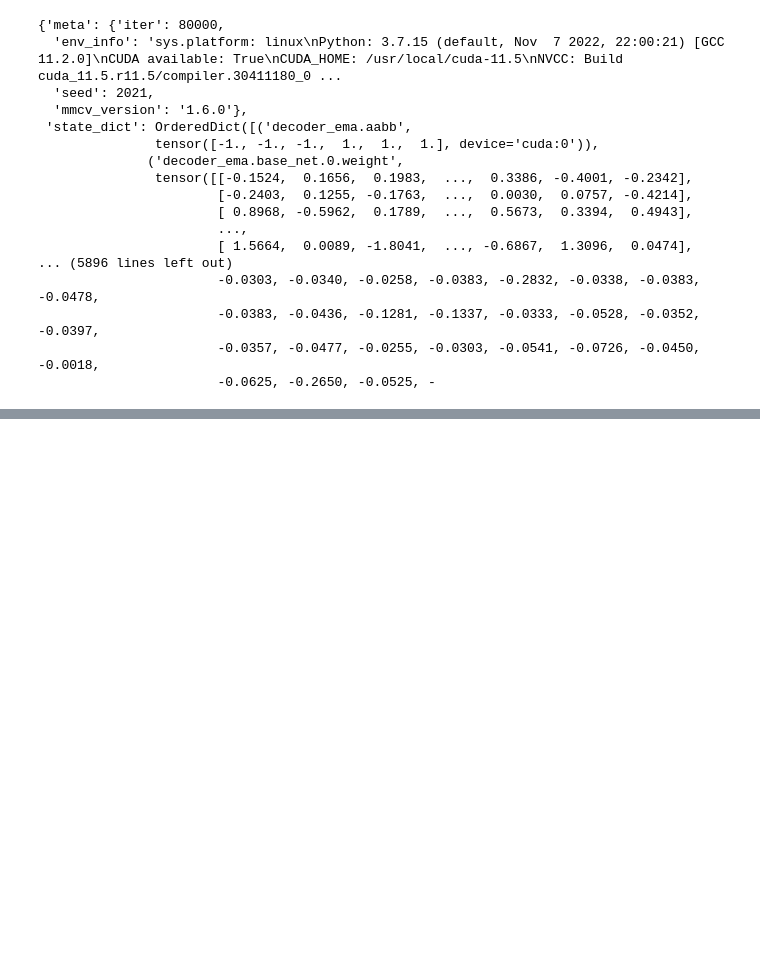
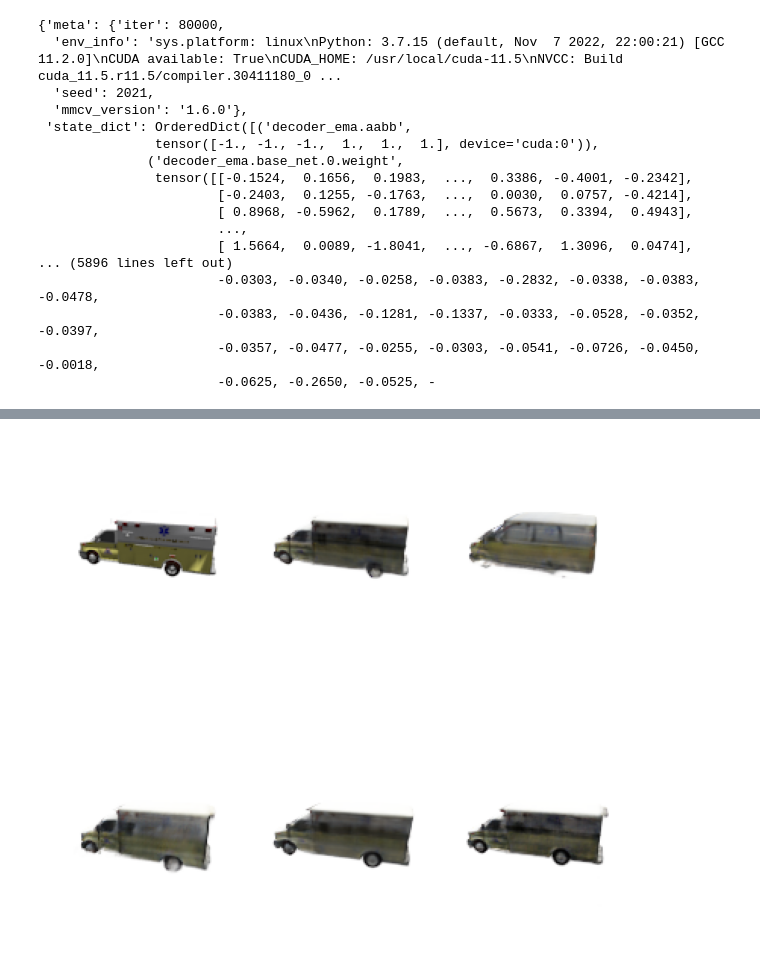
Before and after one commit to yashpatel5400/csi, a Jupyter notebook: nerf/test.ipynb, the cells around one changed output, grey strips where cells are left out. Drawn from its saved outputs; the diff is of its cells as text; code cells hidden in the pictures; blank space fills up the shorter version.

```diff
--- a/nerf/test.ipynb
+++ b/nerf/test.ipynb
@@ -32,10 +32,7 @@ import cv2
 import matplotlib.pyplot as plt
 from mmcv import Config, DictAction
 
-with open("model.pkl", "rb") as f:
-    model = pickle.load(f)
-
-srn_dir = "/home/yppatel/csi/nerf/data/cars_test"
+srn_dir = "/home/yppatel/csi/nerf/data/shapenet/cars_test"
 data_loader = ShapeNetSRN(srn_dir)
 
 config_fn = "/home/yppatel/csi/nerf/configs/paper_cfgs/ssdnerf_cars_recons1v.py"
@@ -92,0 +145,3 @@ lpips_eval.eval()
+# %%
+for original_data in data_loader:
+    break
@@ -141,3 +219,16 @@ Completed trial: 10
 # %%
 outputs_dict1 = model.val_step(data)
 outputs_dict2 = model.val_step(data)
+outputs_dict3 = model.val_step(data)
+outputs_dict4 = model.val_step(data)
+outputs_dict5 = model.val_step(data)
+# %%
+import numpy as np
+
+pred_idx = 0
+true = np.transpose(true_pred_img[pred_idx].cpu().detach().numpy(), (1, 2, 0))
+pred1 = np.transpose(outputs_dict1["pred_imgs"][0,pred_idx].cpu().detach().numpy(), (1, 2, 0))
+pred2 = np.transpose(outputs_dict2["pred_imgs"][0,pred_idx].cpu().detach().numpy(), (1, 2, 0))
+pred3 = np.transpose(outputs_dict3["pred_imgs"][0,pred_idx].cpu().detach().numpy(), (1, 2, 0))
+pred4 = np.transpose(outputs_dict4["pred_imgs"][0,pred_idx].cpu().detach().numpy(), (1, 2, 0))
+pred5 = np.transpose(outputs_dict5["pred_imgs"][0,pred_idx].cpu().detach().numpy(), (1, 2, 0))
@@ -143,0 +239,21 @@ outputs_dict2 = model.val_step(data)
+# %%
+plt.rcParams["axes.grid"] = False
+# plt.rcParams["figure.figsize"] = [7.50, 7.50]
+
+f, axs = plt.subplots(2, 3)
+axs[0,0].imshow(true)
+axs[0,1].imshow(pred1)
+axs[0,2].imshow(pred2)
+axs[1,0].imshow(pred3)
+axs[1,1].imshow(pred4)
+axs[1,2].imshow(pred5)
+
+# remove the x and y ticks
+for ax_i in axs:
+    for ax in ax_i:
+        ax.set_xticks([])
+        ax.set_yticks([])
+
+plt.subplots_adjust(wspace=0, hspace=0)
+# %% [output]
+[figure, added]
```
Also changed, not shown: parts of 14 cells of this notebook, 2 other files.
